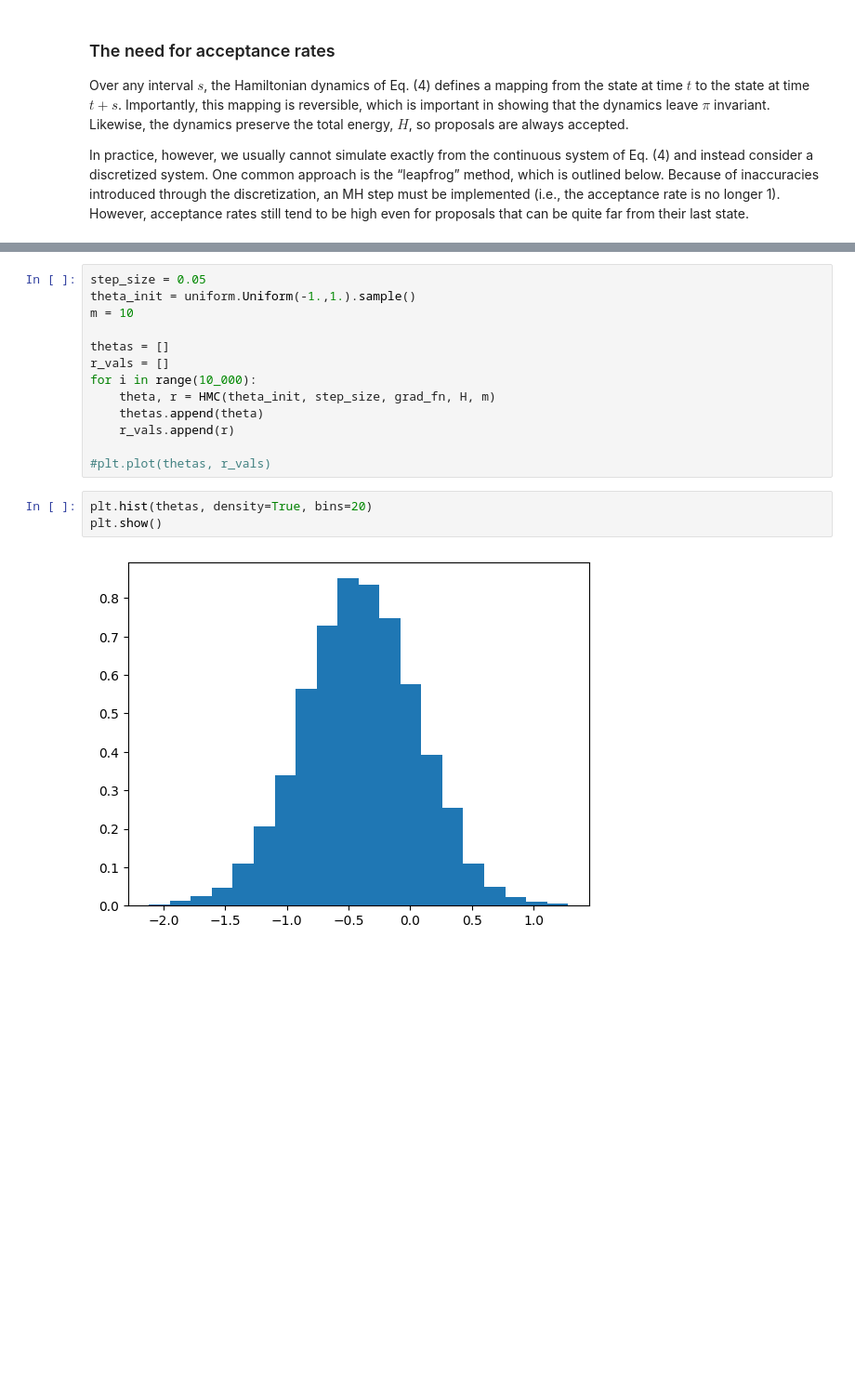
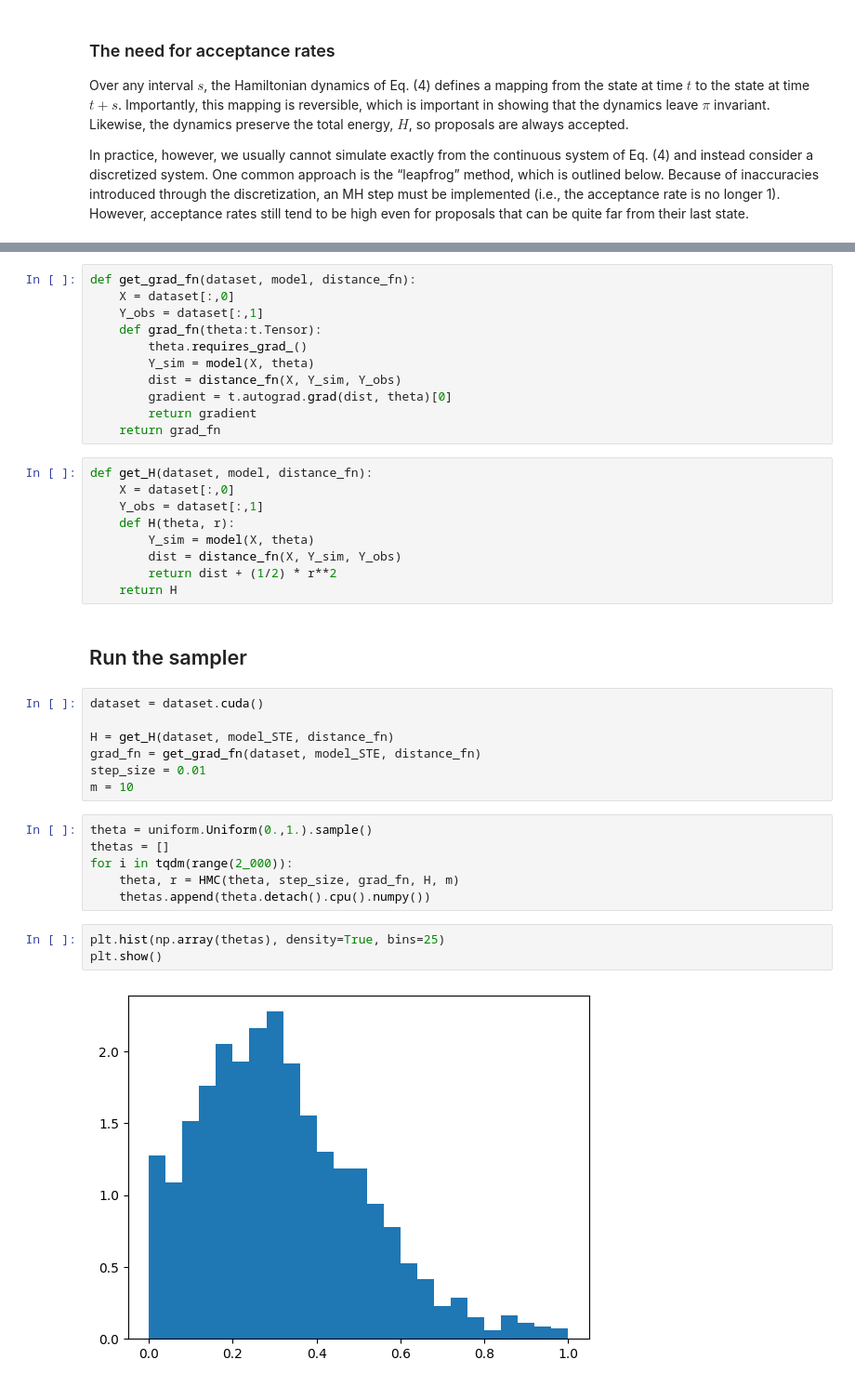
Before and after one commit to JanSchering/Thesis, a Jupyter notebook: si_model/Hamiltonian_MC.ipynb, the cells around one changed output, grey strips where cells are left out. Shown: that part at 93% size. Drawn from its saved outputs; the diff is of its cells as text; blank space fills up the shorter version.

```diff
--- a/si_model/Hamiltonian_MC.ipynb
+++ b/si_model/Hamiltonian_MC.ipynb
@@ -93,18 +136,40 @@ def H(theta, r):
+# %%
+def get_grad_fn(dataset, model, distance_fn):
+    X = dataset[:,0]
+    Y_obs = dataset[:,1]
+    def grad_fn(theta:t.Tensor):
+        theta.requires_grad_()
+        Y_sim = model(X, theta)
+        dist = distance_fn(X, Y_sim, Y_obs)
+        gradient = t.autograd.grad(dist, theta)[0]
+        return gradient
+    return grad_fn
+# %%
+def get_H(dataset, model, distance_fn):
+    X = dataset[:,0]
+    Y_obs = dataset[:,1]
+    def H(theta, r):
+        Y_sim = model(X, theta)
+        dist = distance_fn(X, Y_sim, Y_obs)
+        return dist + (1/2) * r**2
+    return H
+# %% [markdown]
+## Run the sampler
+# %%
+dataset = dataset.cuda()
+
+H = get_H(dataset, model_STE, distance_fn)
+grad_fn = get_grad_fn(dataset, model_STE, distance_fn)
+step_size = 0.01
+m = 10
 # %%
-step_size = 0.05
-theta_init = uniform.Uniform(-1.,1.).sample()
-m = 10
-
+theta = uniform.Uniform(0.,1.).sample()
 thetas = []
-r_vals = []
-for i in range(10_000):
-    theta, r = HMC(theta_init, step_size, grad_fn, H, m)
-    thetas.append(theta)
-    r_vals.append(r)
-
-#plt.plot(thetas, r_vals)
+for i in tqdm(range(2_000)):
+    theta, r = HMC(theta, step_size, grad_fn, H, m)
+    thetas.append(theta.detach().cpu().numpy())
 # %%
-plt.hist(thetas, density=True, bins=20)
+plt.hist(np.array(thetas), density=True, bins=25)
 plt.show()
 # %% [output]
-[figure, old version]
+[figure, new version]
```
Also changed, not shown: parts of 14 cells of this notebook, 2 other files.
